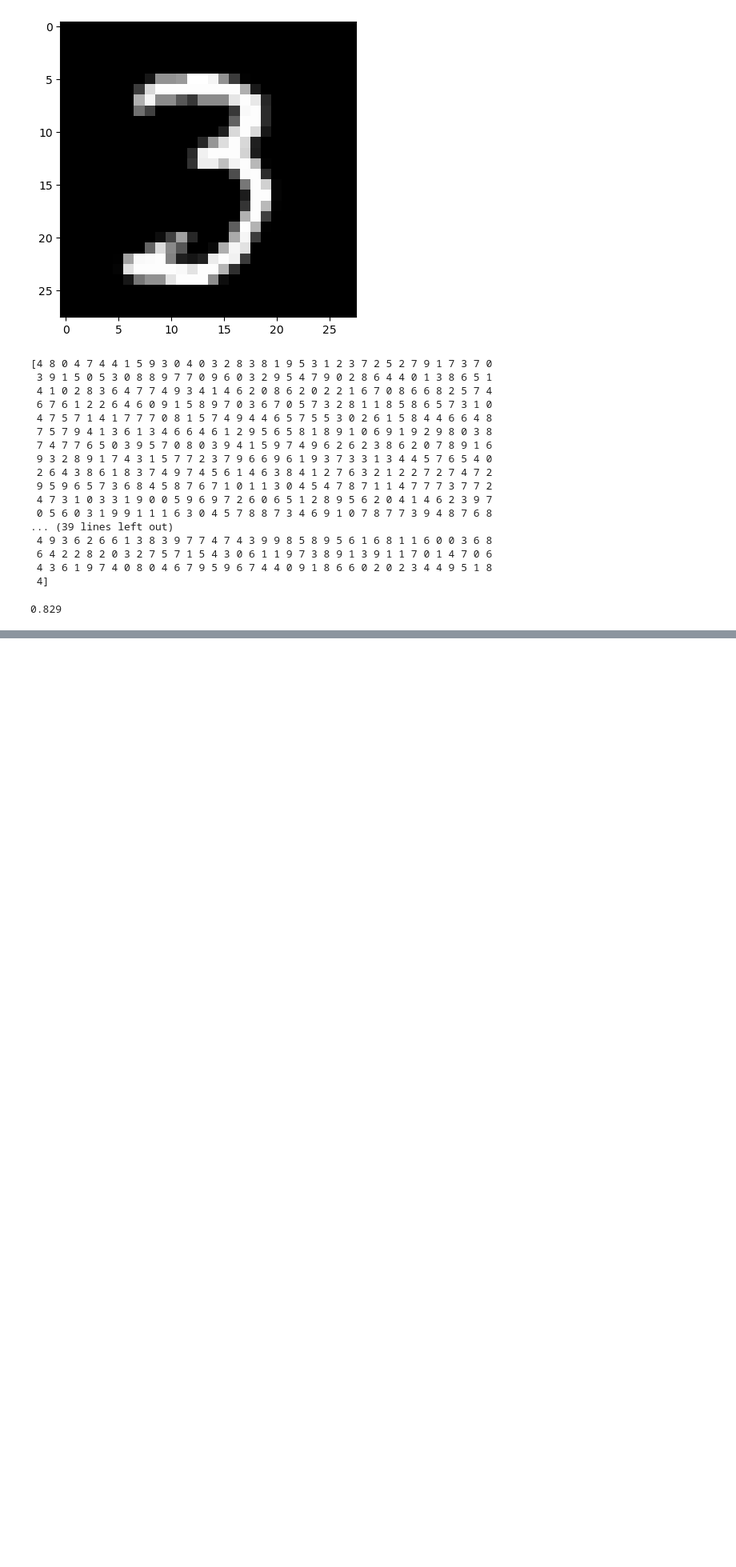
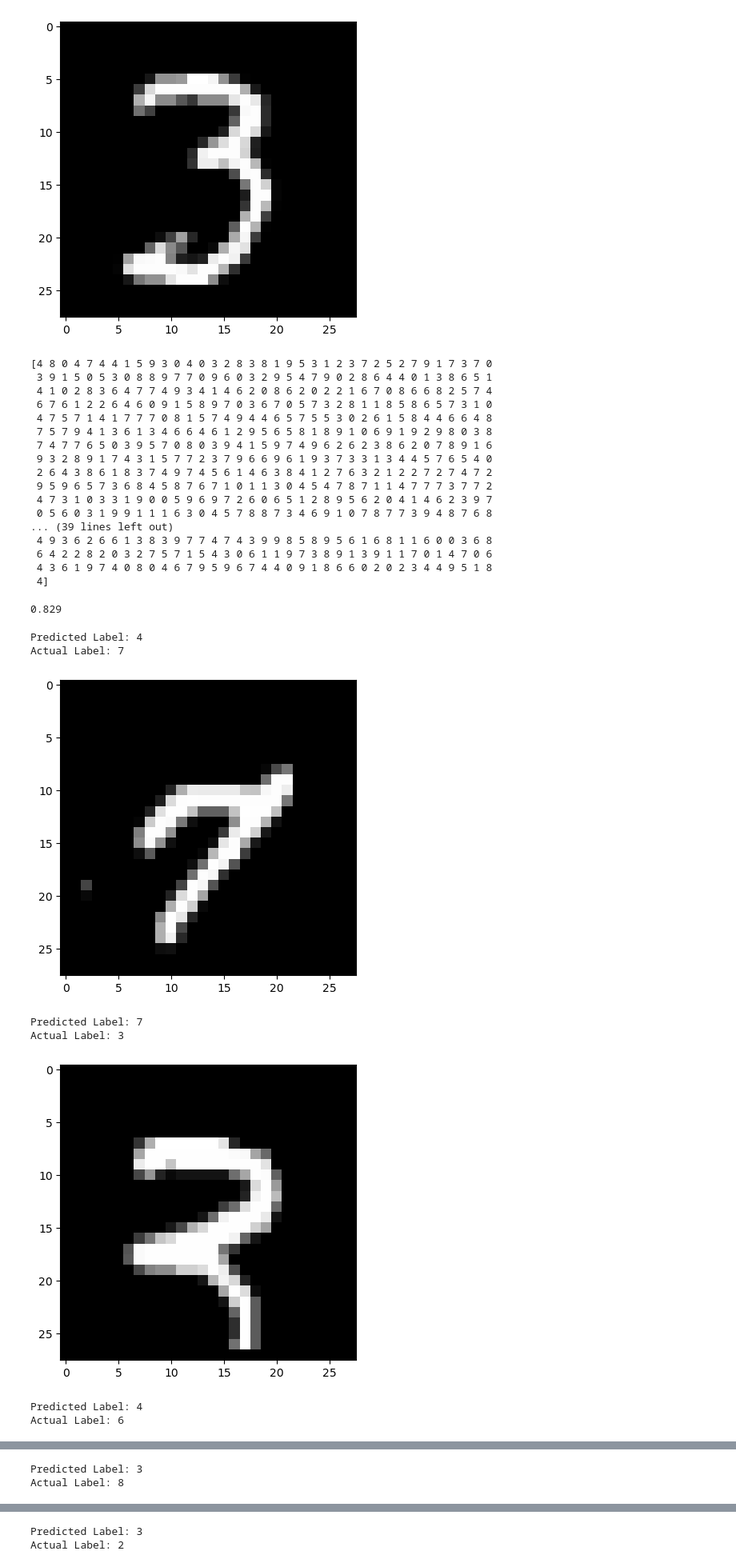
Before and after one commit to nneubacher/Integrationsseminar, a Jupyter notebook: src/mnist_nn.ipynb, the cells around one changed output, grey strips where cells are left out. Shown at 80% size. Drawn from its saved outputs; the diff is of its cells as text; code cells hidden in the pictures; blank space fills up the shorter version.

Commit message:
show wrong predictions

```diff
--- a/src/mnist_nn.ipynb
+++ b/src/mnist_nn.ipynb
@@ -54,7 +54,7 @@ def one_hot(Y):
     one_hot_Y = one_hot_Y.T
     return one_hot_Y
 
-def backward_prop(Z1, A1, Z2, A2, W1, W2, X, Y):
+def backward_prop(Z1, A1, Z2, A2, W1, W2, X, Y, m):
     one_hot_Y = one_hot(Y)
     dZ2 = A2 - one_hot_Y
     dW2 = 1 / m * dZ2.dot(A1.T)
@@ -82,7 +82,7 @@ def gradient_descent(X, Y, alpha, iterations):
     W1, b1, W2, b2 = init_params()
     for i in range(iterations):
         Z1, A1, Z2, A2 = forward_prop(W1, b1, W2, b2, X)
-        dW1, db1, dW2, db2 = backward_prop(Z1, A1, Z2, A2, W1, W2, X, Y)
+        dW1, db1, dW2, db2 = backward_prop(Z1, A1, Z2, A2, W1, W2, X, Y, m_train)
         W1, b1, W2, b2 = update_params(W1, b1, W2, b2, dW1, db1, dW2, db2, alpha)
         if i % 10 == 0:
             print("Iteration: ", i)
@@ -166,3 +166,36 @@ get_accuracy(dev_predictions, Y_dev)
  4 3 6 1 9 7 4 0 8 0 4 6 7 9 5 9 6 7 4 4 0 9 1 8 6 6 0 2 0 2 3 4 4 9 5 1 8
  4]
 0.829
+# %%
+def display_wrong_predictions(X, Y, predictions, W1, b1, W2, b2, num_samples=5):
+    wrong_indices = np.where(predictions != Y)[0]  # Find where predictions don't match the actual labels
+    displayed = 0
+
+    for index in wrong_indices:
+        if displayed >= num_samples:  # Limit the number of displayed images to num_samples
+            break
+
+        current_image = X[:, index, None]
+        predicted_label = predictions[index]
+        actual_label = Y[index]
+
+        print("Predicted Label:", predicted_label)
+        print("Actual Label:", actual_label)
+
+        current_image = current_image.reshape((28, 28)) * 255
+        plt.gray()
+        plt.imshow(current_image, interpolation='nearest')
+        plt.show()
+
+        displayed += 1
+# %%
+display_wrong_predictions(X_dev, Y_dev, dev_predictions, W1, b1, W2, b2)
+# %% [output]
+Predicted Label: 4
+Actual Label: 7
+[figure, added]
+Predicted Label: 7
+Actual Label: 3
+[figure, added]
+Predicted Label: 4
+Actual Label: 6
@@ -168,0 +203,2 @@ get_accuracy(dev_predictions, Y_dev)
+Predicted Label: 3
+Actual Label: 8
@@ -168,0 +206,2 @@ get_accuracy(dev_predictions, Y_dev)
+Predicted Label: 3
+Actual Label: 2
```
Also changed, not shown: parts of 2 cells of this notebook.
